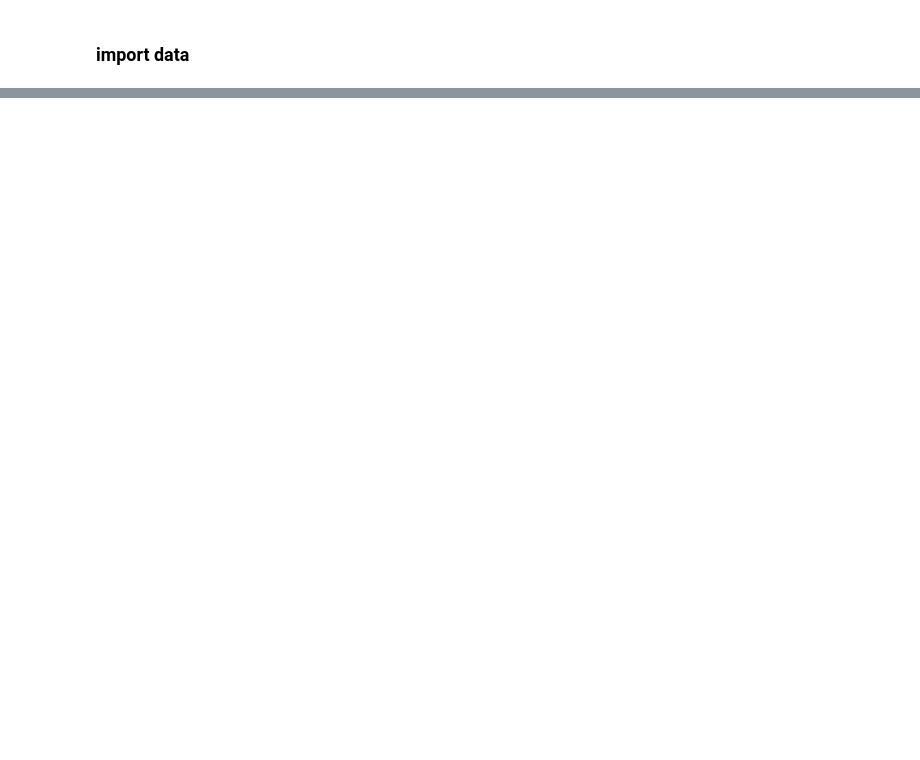
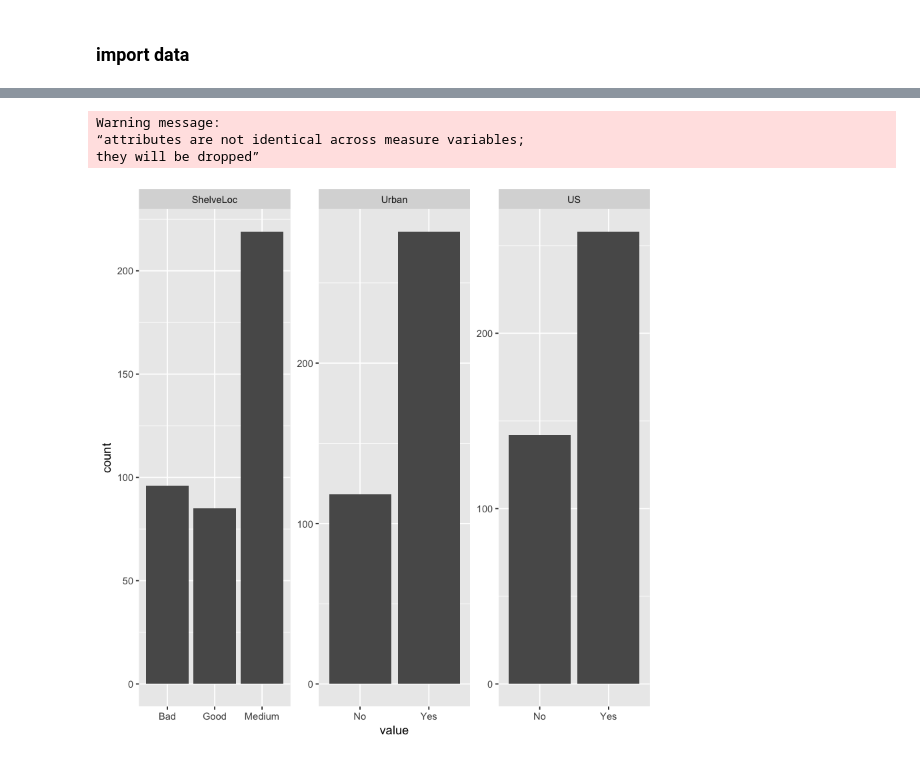
Before and after one commit to CooperStansbury/EDA_r_ece579, a Jupyter notebook: assignment1_cooperstansbury/assignment1_r.ipynb, the cells around one changed output, grey strips where cells are left out. Saved outputs shown, nothing was run; the diff lists cells and outputs as text; code cells hidden in the pictures; blank space fills up the shorter version.

```diff
--- a/assignment1_cooperstansbury/assignment1_r.ipynb
+++ b/assignment1_cooperstansbury/assignment1_r.ipynb
@@ -86,0 +143,11 @@ carseats[ , !(names(carseats) %in% drops)]
+# %%
+cats %>%
+  gather() %>%
+  ggplot(aes(value)) +
+    facet_wrap(~ key, scales = "free") +
+    geom_bar()
+# %% [output]
+Warning message:
+“attributes are not identical across measure variables;
+they will be dropped”
+[figure, added]
```
Also changed, not shown: parts of 22 cells of this notebook, 2 other files.
